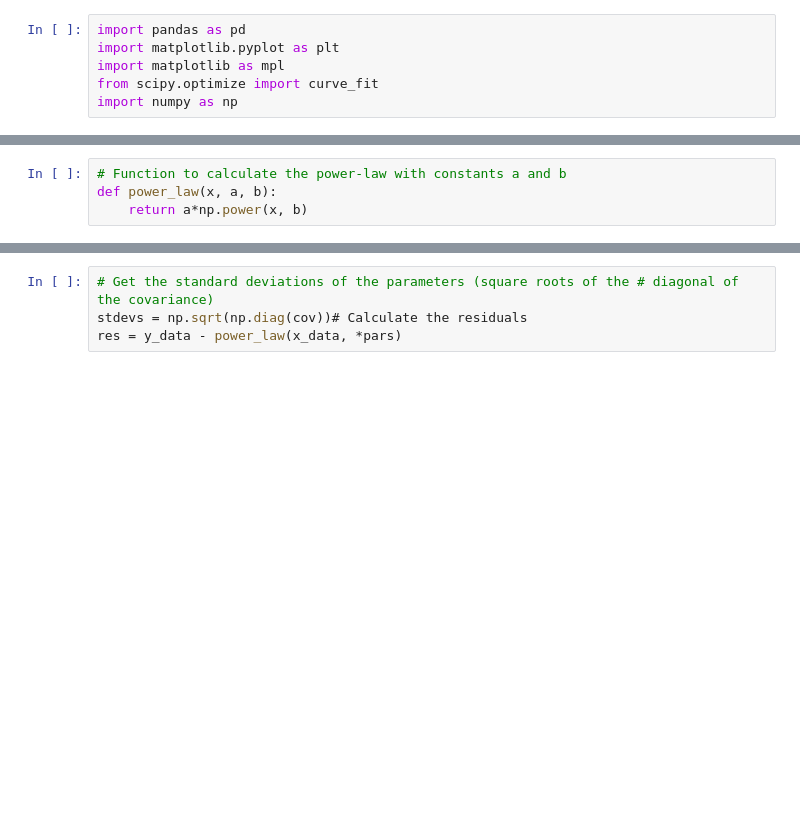
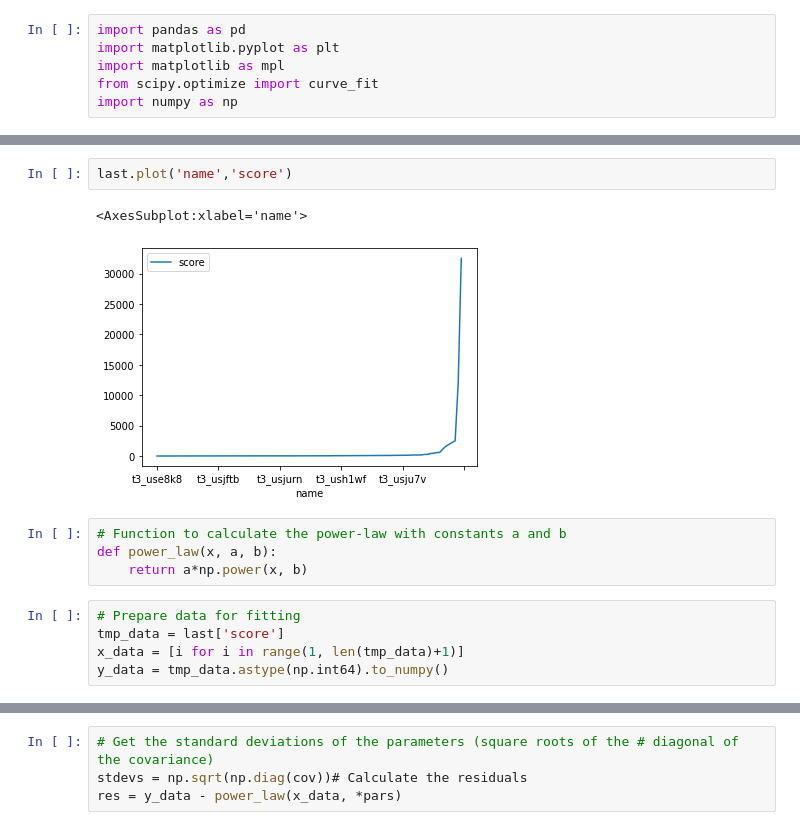
Before and after one commit to fedeb95/memes, a Jupyter notebook: Untitled.ipynb, the cells around one changed output, grey strips where cells are left out. Cells and saved outputs as stored; diff of their text form; blank space fills up the shorter version.

```diff
--- a/Untitled.ipynb
+++ b/Untitled.ipynb
@@ -78,7 +45,17 @@ print(pars)
+# %%
+last.plot('name','score')
+# %% [output]
+<AxesSubplot:xlabel='name'>
+[figure, added]
 # %%
 # Function to calculate the power-law with constants a and b
 def power_law(x, a, b):
     return a*np.power(x, b)
+# %%
+# Prepare data for fitting
+tmp_data = last['score']
+x_data = [i for i in range(1, len(tmp_data)+1)]
+y_data = tmp_data.astype(np.int64).to_numpy()
 # %%
 # Fit the data
 pars, cov = curve_fit(f=power_law, xdata=x_data, ydata=y_data, p0=[0, 0], bounds=(-np.inf, np.inf))
```
Also changed, not shown: parts of 16 cells of this notebook, 1 other file.
